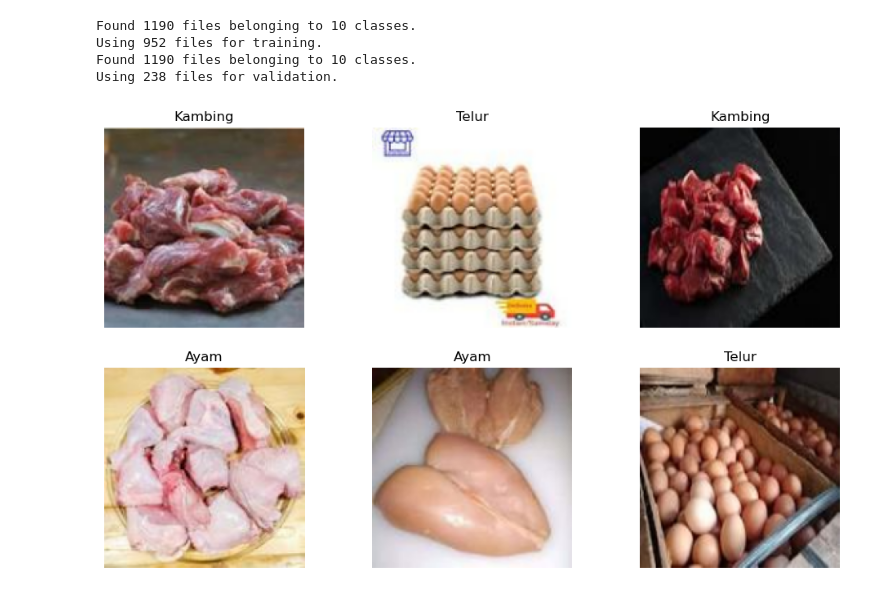
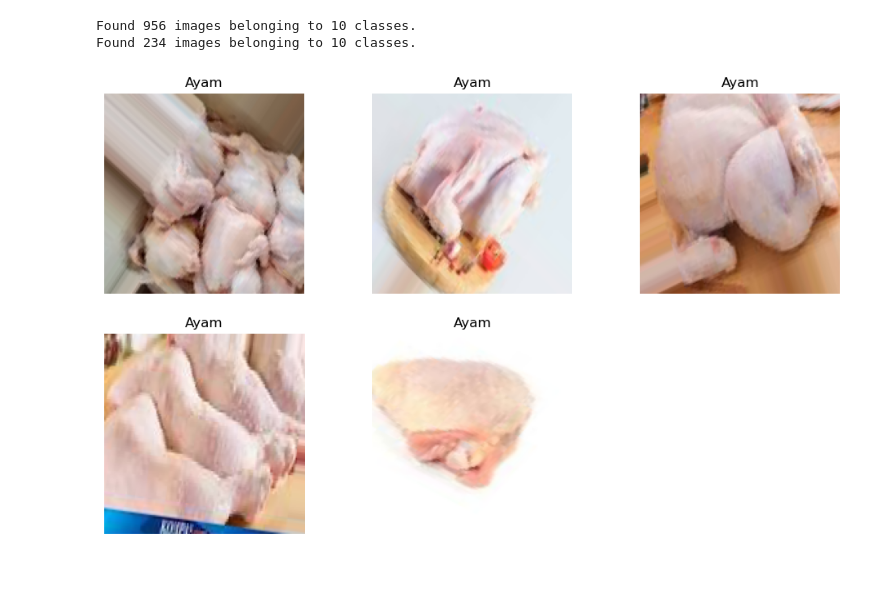
Before and after one commit to MakanApa-WhatToEat/ML, a Jupyter notebook: Dataset_Classification.ipynb, the cells around one changed output. Cells and saved outputs as stored; diff of their text form; code cells hidden in the pictures.

```diff
--- a/Dataset_Classification.ipynb
+++ b/Dataset_Classification.ipynb
@@ -2,31 +5,3 @@
 import tensorflow as tf
 # %%
 import matplotlib.pyplot as plt
-# %%
-batch_size = 32
-img_height = 150
-img_width = 150
-
-data_dir = "Datasets"
-train_ds = tf.keras.utils.image_dataset_from_directory(
-    data_dir,
-    labels='inferred',
-    validation_split=0.2,
-    subset="training",
-    seed=123,
-    image_size=(img_height, img_width),
-    batch_size=batch_size)
-
-test_ds = tf.keras.utils.image_dataset_from_directory(
-    data_dir,
-    labels='inferred',
-    validation_split=0.2,
-    subset="validation",
-    seed=123,
-    image_size=(img_height, img_width),
-    batch_size=batch_size)
-# %% [output]
-Found 1190 files belonging to 10 classes.
-Using 952 files for training.
-Found 1190 files belonging to 10 classes.
-Using 238 files for validation.
@@ -33,12 +25,37 @@ Using 238 files for validation.
+# %%
+data_dir = "Datasets"
+
+train_ds = datagen.flow_from_directory(
+	data_dir,
+	target_size=(150,150),
+	class_mode='categorical',
+  	batch_size=128,
+    subset = 'training',
+    shuffle=False,
+)
+
+val_ds = datagen.flow_from_directory(
+	data_dir,
+	target_size=(150,150),
+	class_mode='categorical',
+  	batch_size=128,
+    subset = 'validation',
+    shuffle=False,
+)
+# %% [output]
+Found 956 images belonging to 10 classes.
+Found 234 images belonging to 10 classes.
 # %%
-class_names = test_ds.class_names
-
+import numpy as np
+n = 5
 plt.figure(figsize=(12, 7))
-for images, labels in test_ds.take(1):
-  for i in range(6):
+x,y = train_ds.next()
+for i in range(0,n):
+    image_x = x[i,:,:,:]
     ax = plt.subplot(2, 3, i + 1)
-    plt.imshow(images[i].numpy().astype("uint8"))
-    plt.title(class_names[labels[i]])
+    label= list(train_ds.class_indices)[np.where(y[0]==1)[0][0]]
+    plt.title(label)
+    plt.imshow(image_x)
     plt.axis("off")
 # %% [output]
-[figure, old version]
+[figure, new version]
```
Also changed, not shown: parts of 19 cells of this notebook, 4 other files.
